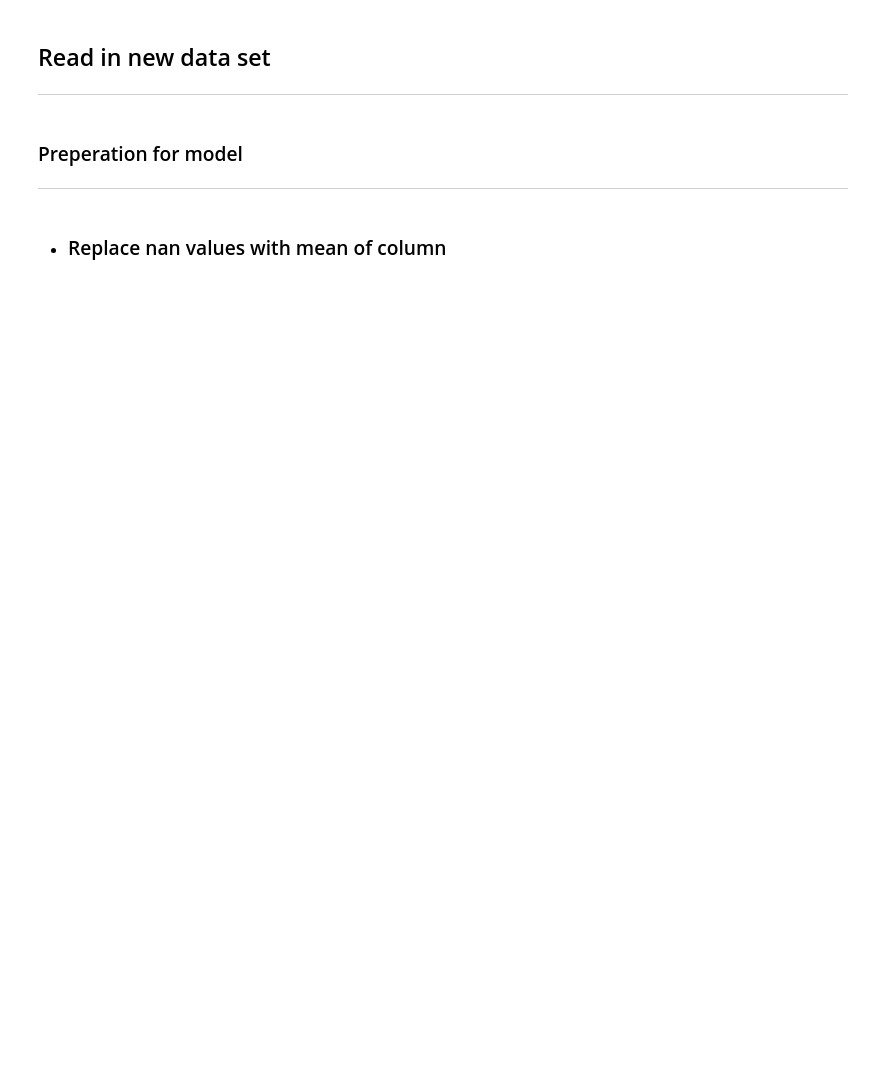
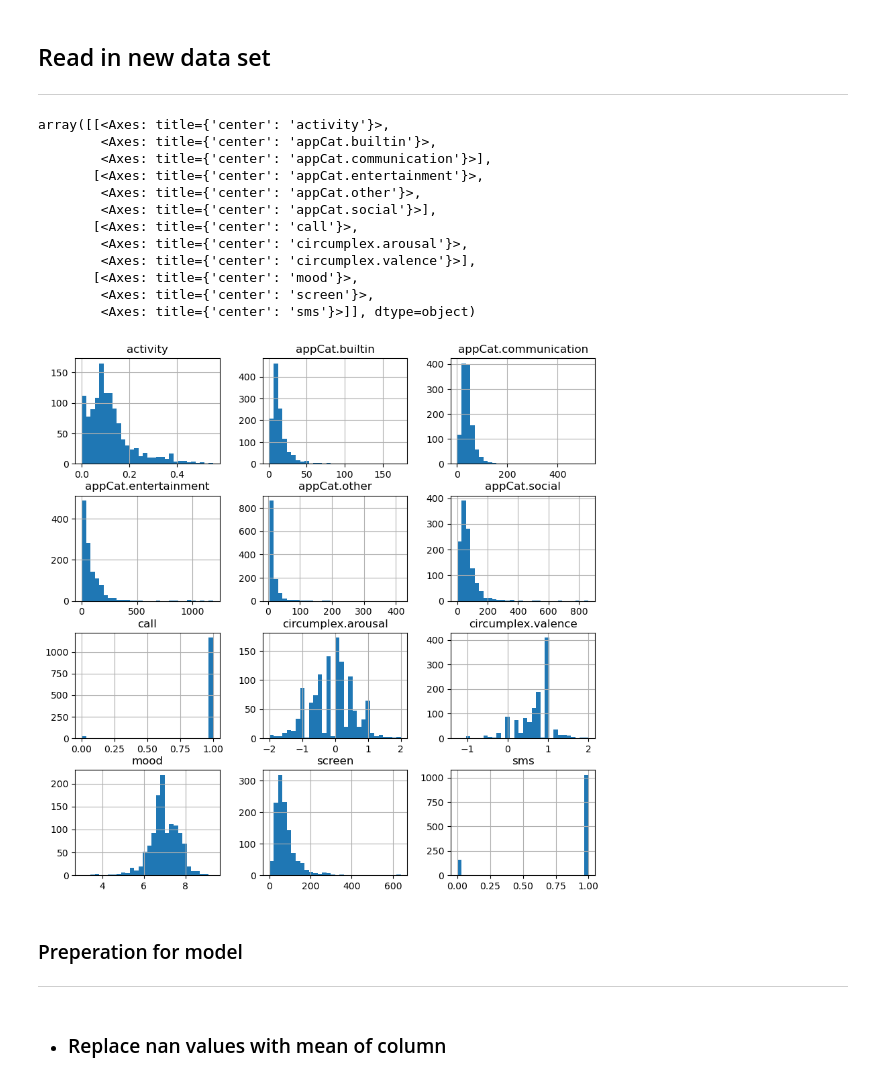
Before and after one commit to shreyaraghavendra/DTM_Group86, a Jupyter notebook: Assignment1/classification.ipynb, the cells around one changed output. Drawn from its saved outputs; the diff is of its cells as text; code cells hidden in the pictures; blank space fills up the shorter version.

```diff
--- a/Assignment1/classification.ipynb
+++ b/Assignment1/classification.ipynb
@@ -12,8 +13,23 @@ from sklearn.model_selection import train_test_split
 ## Read in new data set
 ---
 # %%
-df = pd.read_csv("data_cleaned.csv")
-df
+df = pd.read_csv("df_rolling_window_imputation.csv")
+# %%
+df.hist(bins = 30, figsize=(10,10))
+# %% [output]
+array([[<Axes: title={'center': 'activity'}>,
+        <Axes: title={'center': 'appCat.builtin'}>,
+        <Axes: title={'center': 'appCat.communication'}>],
+       [<Axes: title={'center': 'appCat.entertainment'}>,
+        <Axes: title={'center': 'appCat.other'}>,
+        <Axes: title={'center': 'appCat.social'}>],
+       [<Axes: title={'center': 'call'}>,
+        <Axes: title={'center': 'circumplex.arousal'}>,
+        <Axes: title={'center': 'circumplex.valence'}>],
+       [<Axes: title={'center': 'mood'}>,
+        <Axes: title={'center': 'screen'}>,
+        <Axes: title={'center': 'sms'}>]], dtype=object)
+[figure, added]
 # %% [markdown]
 ### Preperation for model
 ---
```
Also changed, not shown: parts of 28 cells of this notebook, 1 other file.
